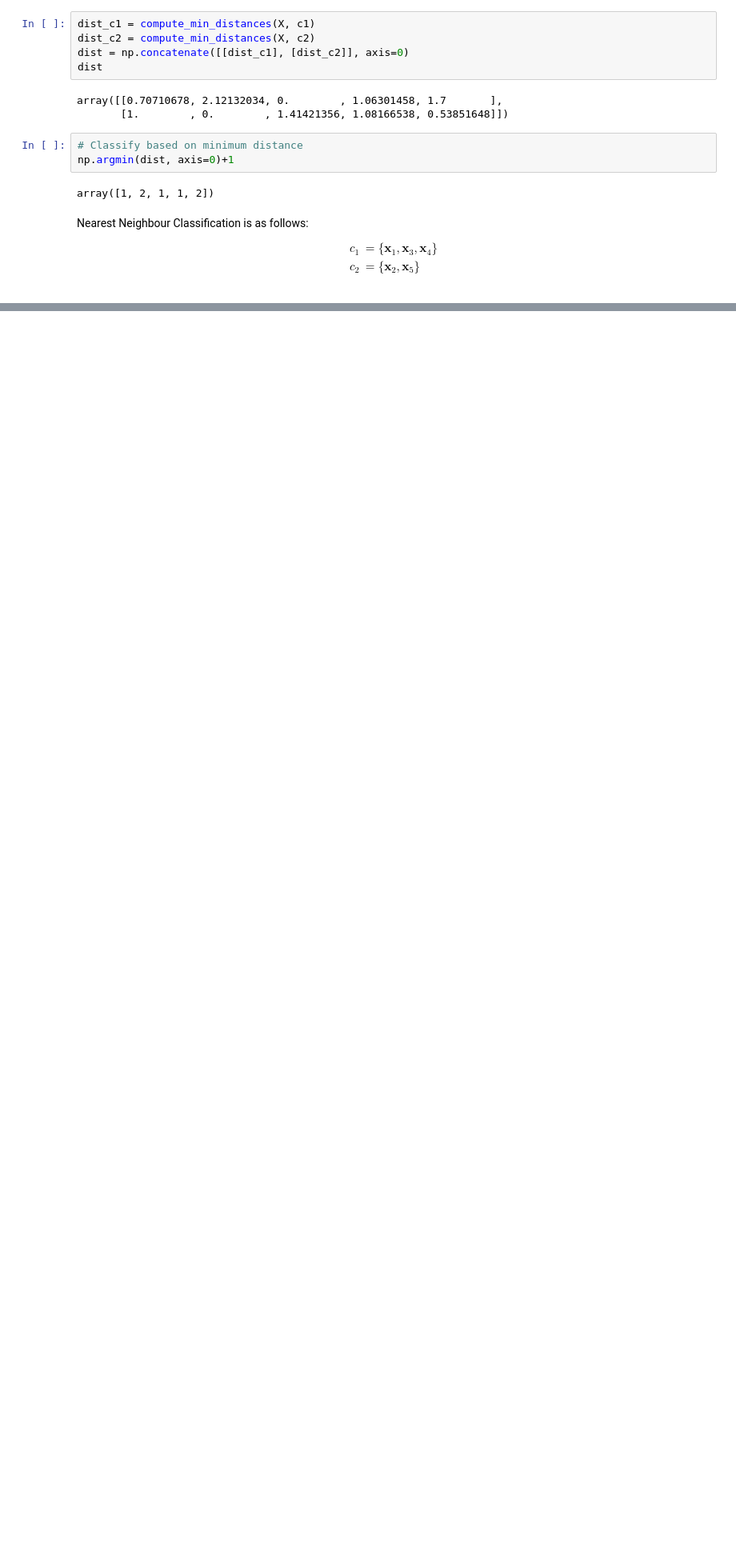
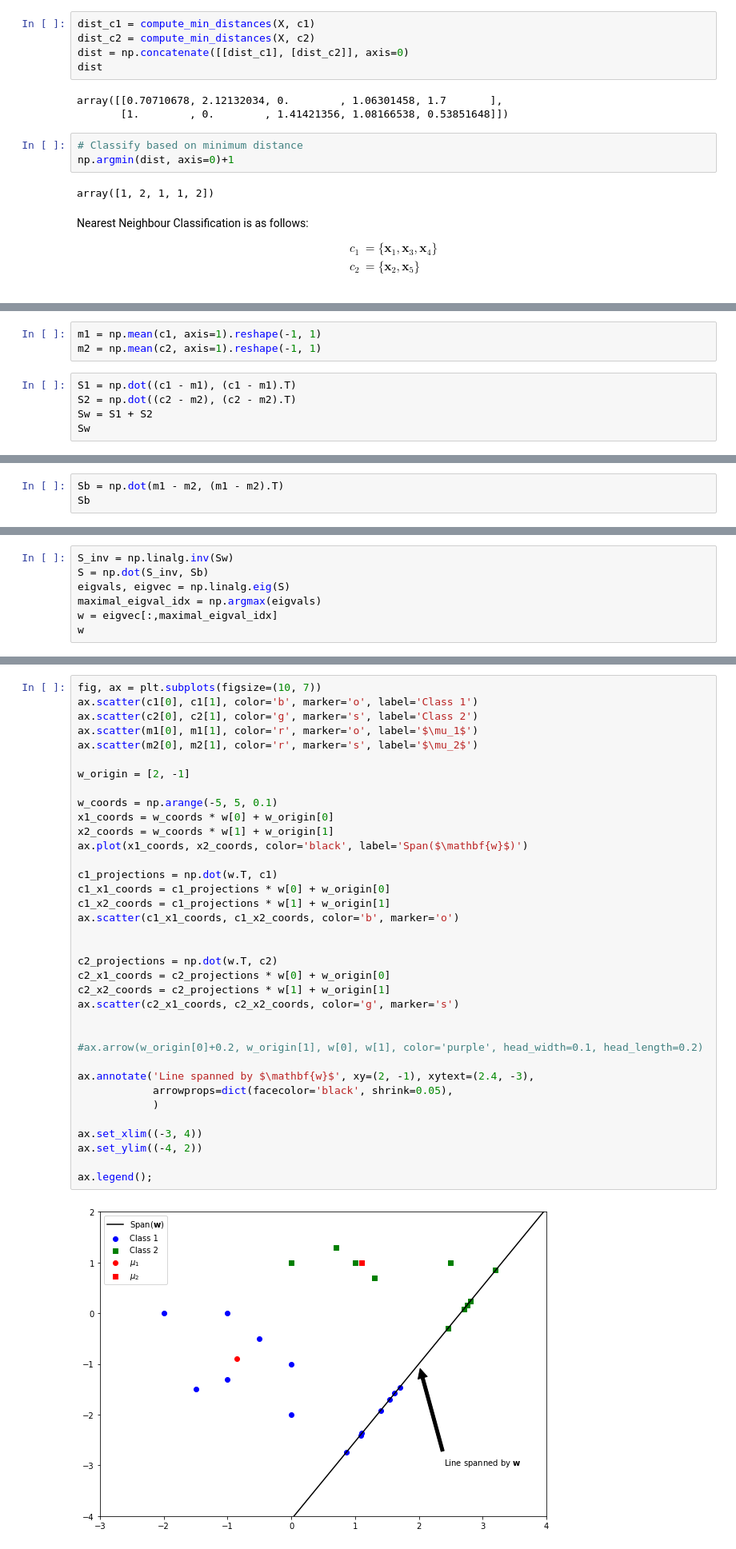
Before and after one commit to sheikhomar/opan, a Jupyter notebook: hw20.ipynb, the cells around one changed output, grey strips where cells are left out. Shown at 80% size. Cells and saved outputs as stored; diff of their text form; blank space fills up the shorter version.

```diff
--- a/hw20.ipynb
+++ b/hw20.ipynb
@@ -130,0 +156,8 @@ c_2 &= \{ \mathbf{x}_2,  \mathbf{x}_5  \} \\
+# %%
+m1 = np.mean(c1, axis=1).reshape(-1, 1)
+m2 = np.mean(c2, axis=1).reshape(-1, 1)
+# %%
+S1 = np.dot((c1 - m1), (c1 - m1).T)
+S2 = np.dot((c2 - m2), (c2 - m2).T)
+Sw = S1 + S2
+Sw
@@ -130,0 +171,3 @@ c_2 &= \{ \mathbf{x}_2,  \mathbf{x}_5  \} \\
+# %%
+Sb = np.dot(m1 - m2, (m1 - m2).T)
+Sb
@@ -130,0 +181,7 @@ c_2 &= \{ \mathbf{x}_2,  \mathbf{x}_5  \} \\
+# %%
+S_inv = np.linalg.inv(Sw)
+S = np.dot(S_inv, Sb)
+eigvals, eigvec = np.linalg.eig(S)
+maximal_eigval_idx = np.argmax(eigvals)
+w = eigvec[:,maximal_eigval_idx]
+w
@@ -131,2 +224,40 @@ c_2 &= \{ \mathbf{x}_2,  \mathbf{x}_5  \} \\
+# %%
+fig, ax = plt.subplots(figsize=(10, 7))
+ax.scatter(c1[0], c1[1], color='b', marker='o', label='Class 1')
+ax.scatter(c2[0], c2[1], color='g', marker='s', label='Class 2')
+ax.scatter(m1[0], m1[1], color='r', marker='o', label='$\mu_1$')
+ax.scatter(m2[0], m2[1], color='r', marker='s', label='$\mu_2$')
+
+w_origin = [2, -1]
+
+w_coords = np.arange(-5, 5, 0.1)
+x1_coords = w_coords * w[0] + w_origin[0]
+x2_coords = w_coords * w[1] + w_origin[1]
+ax.plot(x1_coords, x2_coords, color='black', label='Span($\mathbf{w}$)')
+
+c1_projections = np.dot(w.T, c1)
+c1_x1_coords = c1_projections * w[0] + w_origin[0]
+c1_x2_coords = c1_projections * w[1] + w_origin[1]
+ax.scatter(c1_x1_coords, c1_x2_coords, color='b', marker='o')
+
+
+c2_projections = np.dot(w.T, c2)
+c2_x1_coords = c2_projections * w[0] + w_origin[0]
+c2_x2_coords = c2_projections * w[1] + w_origin[1]
+ax.scatter(c2_x1_coords, c2_x2_coords, color='g', marker='s')
+
+
+#ax.arrow(w_origin[0]+0.2, w_origin[1], w[0], w[1], color='purple', head_width=0.1, head_length=0.2)
+
+ax.annotate('Line spanned by $\mathbf{w}$', xy=(2, -1), xytext=(2.4, -3),
+            arrowprops=dict(facecolor='black', shrink=0.05),
+            )
+
+ax.set_xlim((-3, 4))
+ax.set_ylim((-4, 2))
+
+ax.legend();
+# %% [output]
+[figure, added]
 # %% [markdown]
 ---
```
Also changed, not shown: parts of 19 cells of this notebook, 1 other file.
